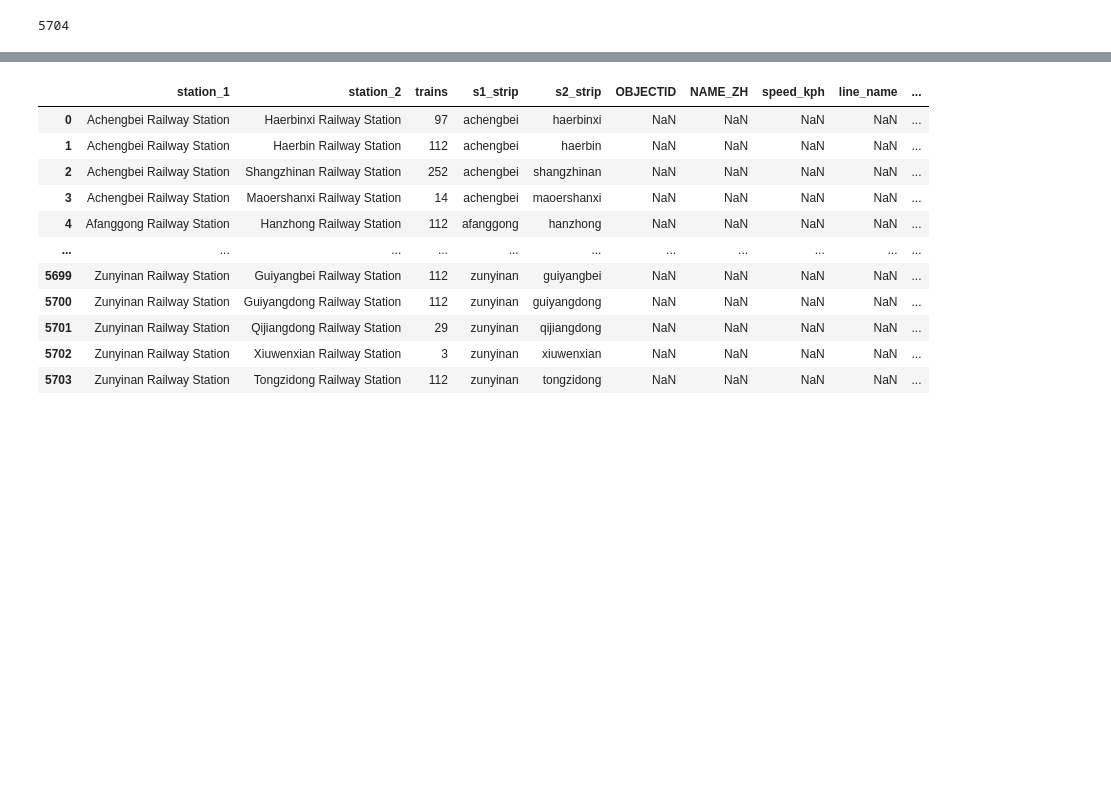
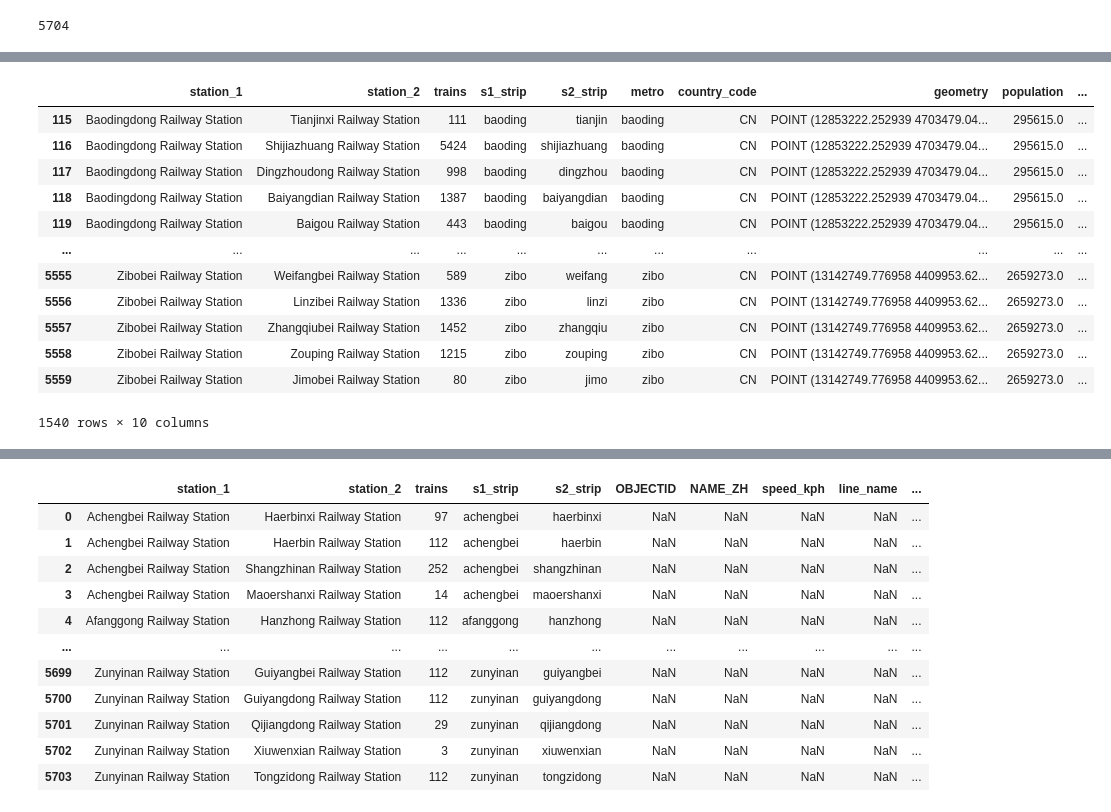
Before and after one commit to Nicholas-Polimeni/ml-hsr, a Jupyter notebook: process_station.ipynb, the cells around one changed output, grey strips where cells are left out. Drawn from its saved outputs; the diff is of its cells as text; code cells hidden in the pictures; blank space fills up the shorter version.

```diff
--- a/process_station.ipynb
+++ b/process_station.ipynb
@@ -132,3 +89,6 @@ len(stations_w_riders)
 # %% [output]
 4346
 5704
+# %%
+metros = pd.read_parquet("./data/metro_regions.parquet")
+metros["metro"] = metros["metro"].str.lower()
@@ -134,0 +131,21 @@ len(stations_w_riders)
+# %%
+stations_w_pop = ridership.merge(
+    metros, how="left", left_on="s1_strip", right_on="metro"
+)
+stations_w_pop[
+    stations_w_pop["metro"].notna()
+]
+# %% [output]
+|  | station_1 | station_2 | trains | s1_strip | s2_strip | metro | country_code | geometry | population | ... |
+| 115 | Baodingdong Railway Station | Tianjinxi Railway Station | 111 | baoding | tianjin | baoding | CN | POINT (12853222.252939 4703479.04... | 295615.0 | ... |
+| 116 | Baodingdong Railway Station | Shijiazhuang Railway Station | 5424 | baoding | shijiazhuang | baoding | CN | POINT (12853222.252939 4703479.04... | 295615.0 | ... |
+| 117 | Baodingdong Railway Station | Dingzhoudong Railway Station | 998 | baoding | dingzhou | baoding | CN | POINT (12853222.252939 4703479.04... | 295615.0 | ... |
+| 118 | Baodingdong Railway Station | Baiyangdian Railway Station | 1387 | baoding | baiyangdian | baoding | CN | POINT (12853222.252939 4703479.04... | 295615.0 | ... |
+| 119 | Baodingdong Railway Station | Baigou Railway Station | 443 | baoding | baigou | baoding | CN | POINT (12853222.252939 4703479.04... | 295615.0 | ... |
+| ... | ... | ... | ... | ... | ... | ... | ... | ... | ... | ... |
+| 5555 | Zibobei Railway Station | Weifangbei Railway Station | 589 | zibo | weifang | zibo | CN | POINT (13142749.776958 4409953.62... | 2659273.0 | ... |
+| 5556 | Zibobei Railway Station | Linzibei Railway Station | 1336 | zibo | linzi | zibo | CN | POINT (13142749.776958 4409953.62... | 2659273.0 | ... |
+| 5557 | Zibobei Railway Station | Zhangqiubei Railway Station | 1452 | zibo | zhangqiu | zibo | CN | POINT (13142749.776958 4409953.62... | 2659273.0 | ... |
+| 5558 | Zibobei Railway Station | Zouping Railway Station | 1215 | zibo | zouping | zibo | CN | POINT (13142749.776958 4409953.62... | 2659273.0 | ... |
+| 5559 | Zibobei Railway Station | Jimobei Railway Station | 80 | zibo | jimo | zibo | CN | POINT (13142749.776958 4409953.62... | 2659273.0 | ... |
+1540 rows × 10 columns
```
Also changed, not shown: parts of 11 cells of this notebook.
